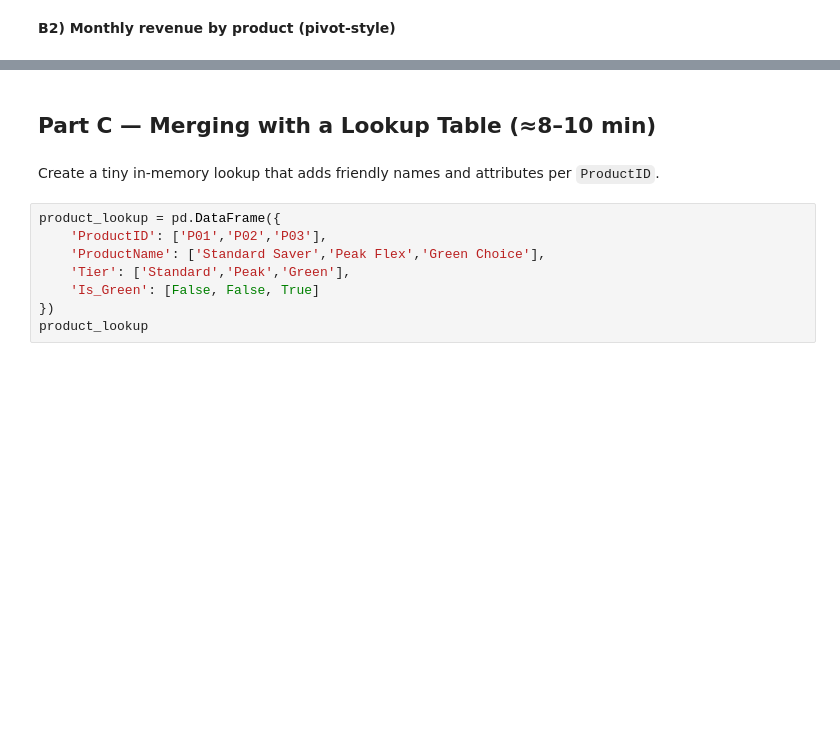
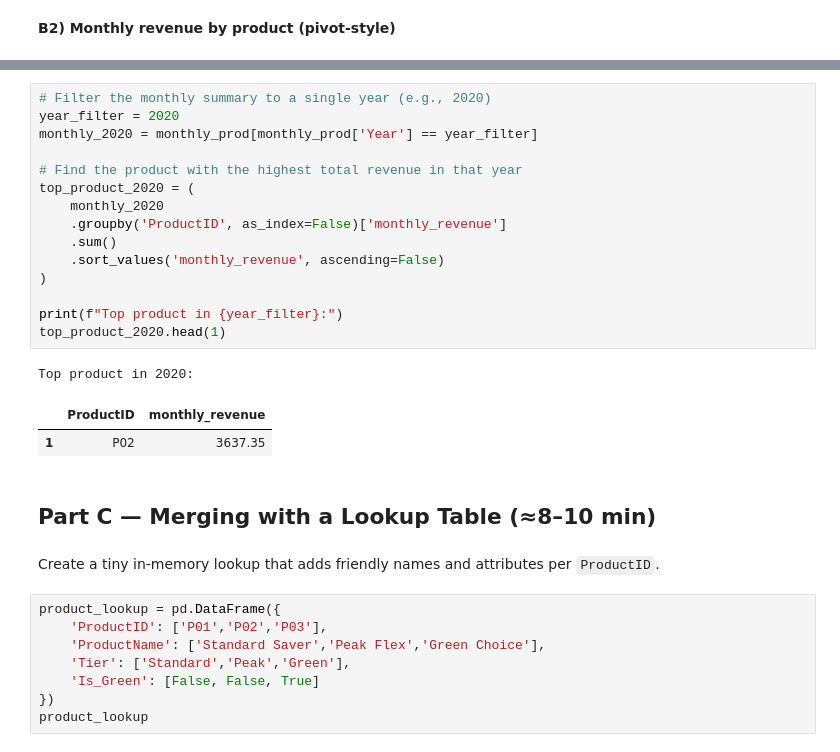
Before and after one commit to KernelGamut32/extreme-python, a Jupyter notebook: solutions/lab03/lab03.ipynb, the cells around one changed output, grey strips where cells are left out. Saved outputs shown, nothing was run; the diff lists cells and outputs as text; blank space fills up the shorter version.

```diff
--- a/solutions/lab03/lab03.ipynb
+++ b/solutions/lab03/lab03.ipynb
@@ -96,3 +206,22 @@ monthly_prod.head(12)
+# %%
+# Filter the monthly summary to a single year (e.g., 2020)
+year_filter = 2020
+monthly_2020 = monthly_prod[monthly_prod['Year'] == year_filter]
+
+# Find the product with the highest total revenue in that year
+top_product_2020 = (
+    monthly_2020
+    .groupby('ProductID', as_index=False)['monthly_revenue']
+    .sum()
+    .sort_values('monthly_revenue', ascending=False)
+)
+
+print(f"Top product in {year_filter}:")
+top_product_2020.head(1)
+# %% [output]
+Top product in 2020:
+|  | ProductID | monthly_revenue |
+| 1 | P02 | 3637.35 |
 # %% [markdown]
 ## Part C — Merging with a Lookup Table (≈8–10 min)
 # %% [markdown]
```
Also changed, not shown: parts of 24 cells of this notebook, 1 other file.
